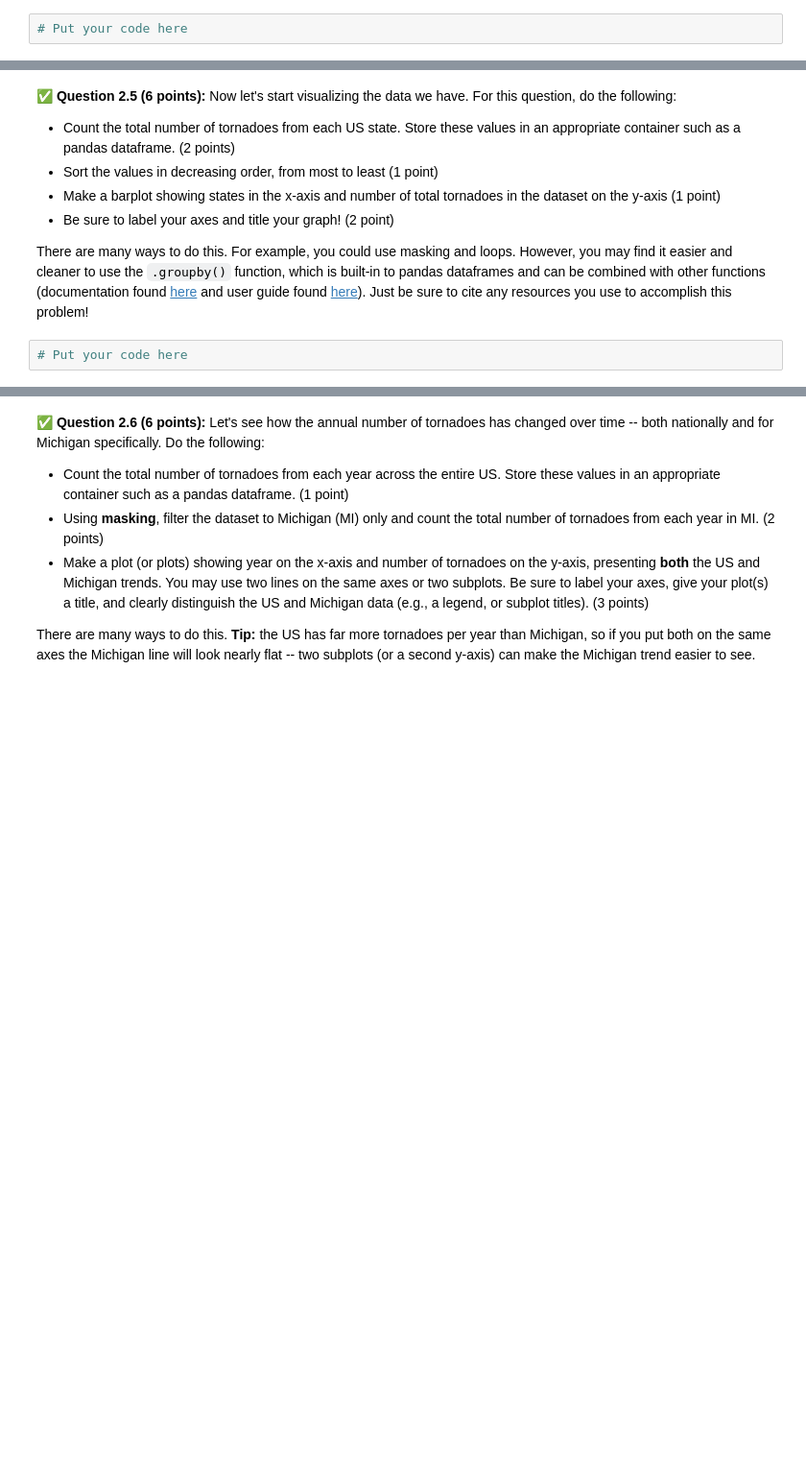
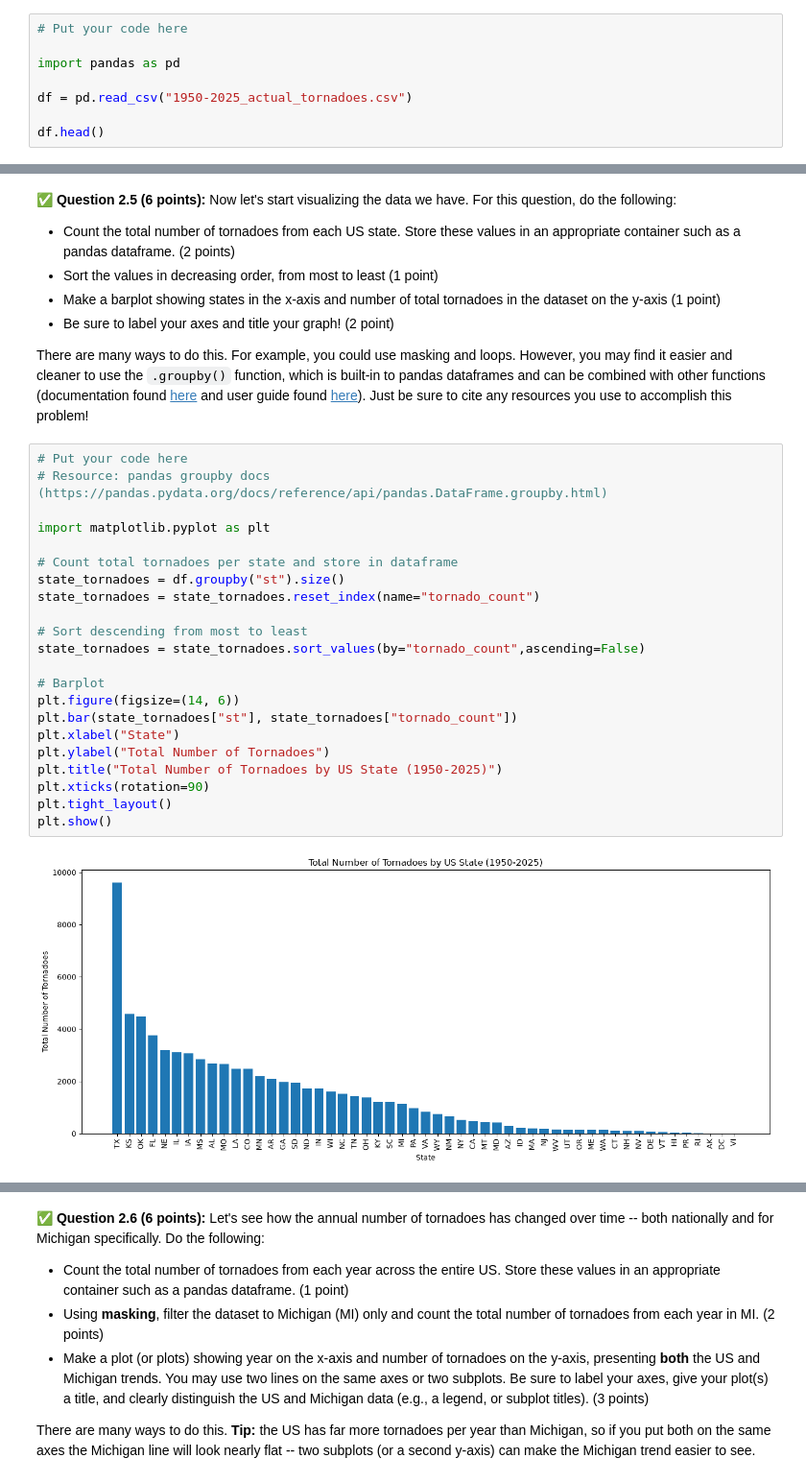
Before and after one commit to ykalani/CMSE202-f26-turnin, a Jupyter notebook: hw-01/HW01-GitPandasPackagesClasses-STUDENT.ipynb, the cells around one changed output, grey strips where cells are left out. Shown at 96% size. Saved outputs shown, nothing was run; the diff lists cells and outputs as text; blank space fills up the shorter version.

```diff
--- a/hw-01/HW01-GitPandasPackagesClasses-STUDENT.ipynb
+++ b/hw-01/HW01-GitPandasPackagesClasses-STUDENT.ipynb
@@ -246,3 +265,9 @@ You will need to use the description substantially when you complete this assign
 *Note:* Use the default options for the read command for now. You will likely get a warning when you load in the data -- look at the next question!
 # %%
 # Put your code here
+
+import pandas as pd
+
+df = pd.read_csv("1950-2025_actual_tornadoes.csv")
+
+df.head()
@@ -287,8 +324,30 @@ Look at the data and the documentation and see what would have caused the issue.
 * Be sure to label your axes and title your graph! (2 point)
 
 There are many ways to do this.  For example, you could use masking and loops.  However, you may find it easier and cleaner to use the `.groupby()` function, which is built-in to pandas dataframes and can be combined with other functions (documentation found [here](https://pandas.pydata.org/docs/reference/api/pandas.DataFrame.groupby.html) and user guide found [here](https://pandas.pydata.org/pandas-docs/stable/user_guide/groupby.html#splitting-an-object-into-groups)).  Just be sure to cite any resources you use to accomplish this problem!
-# %%
-# Put your code here
+# %%
+# Put your code here
+# Resource: pandas groupby docs (https://pandas.pydata.org/docs/reference/api/pandas.DataFrame.groupby.html)
+
+import matplotlib.pyplot as plt
+
+# Count total tornadoes per state and store in dataframe
+state_tornadoes = df.groupby("st").size()
+state_tornadoes = state_tornadoes.reset_index(name="tornado_count")
+
+# Sort descending from most to least
+state_tornadoes = state_tornadoes.sort_values(by="tornado_count",ascending=False)
+
+# Barplot
+plt.figure(figsize=(14, 6))
+plt.bar(state_tornadoes["st"], state_tornadoes["tornado_count"])
+plt.xlabel("State")
+plt.ylabel("Total Number of Tornadoes")
+plt.title("Total Number of Tornadoes by US State (1950-2025)")
+plt.xticks(rotation=90)
+plt.tight_layout()
+plt.show()
+# %% [output]
+[figure, added]
 # %% [markdown]
 <!-- END QUESTION -->
 <!-- DO NOT MODIFY OR DELETE THIS CELL. Make sure your solution to the question above is in the cell(s) above this one. -->
```
Also changed, not shown: parts of 21 cells of this notebook, 2 other files.
